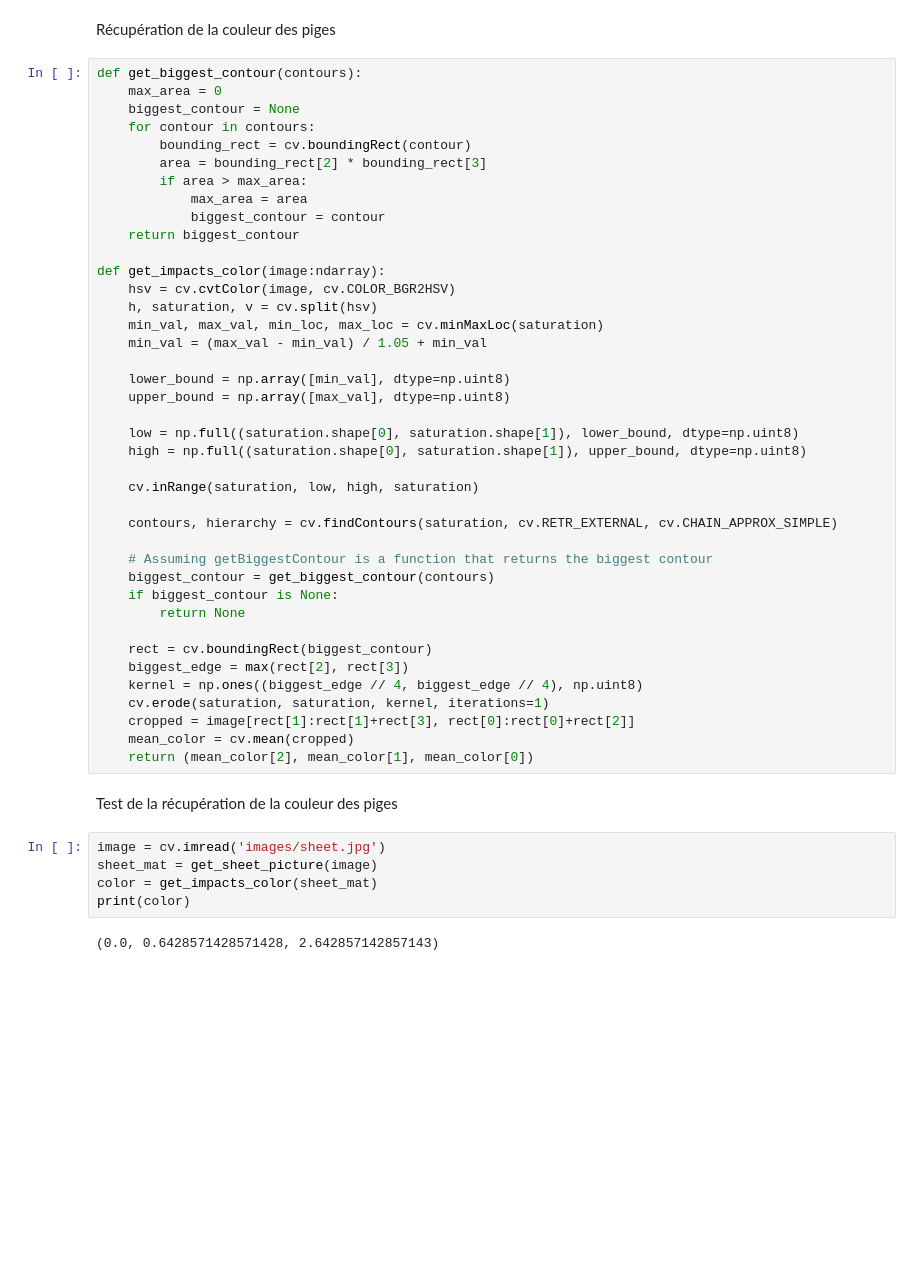
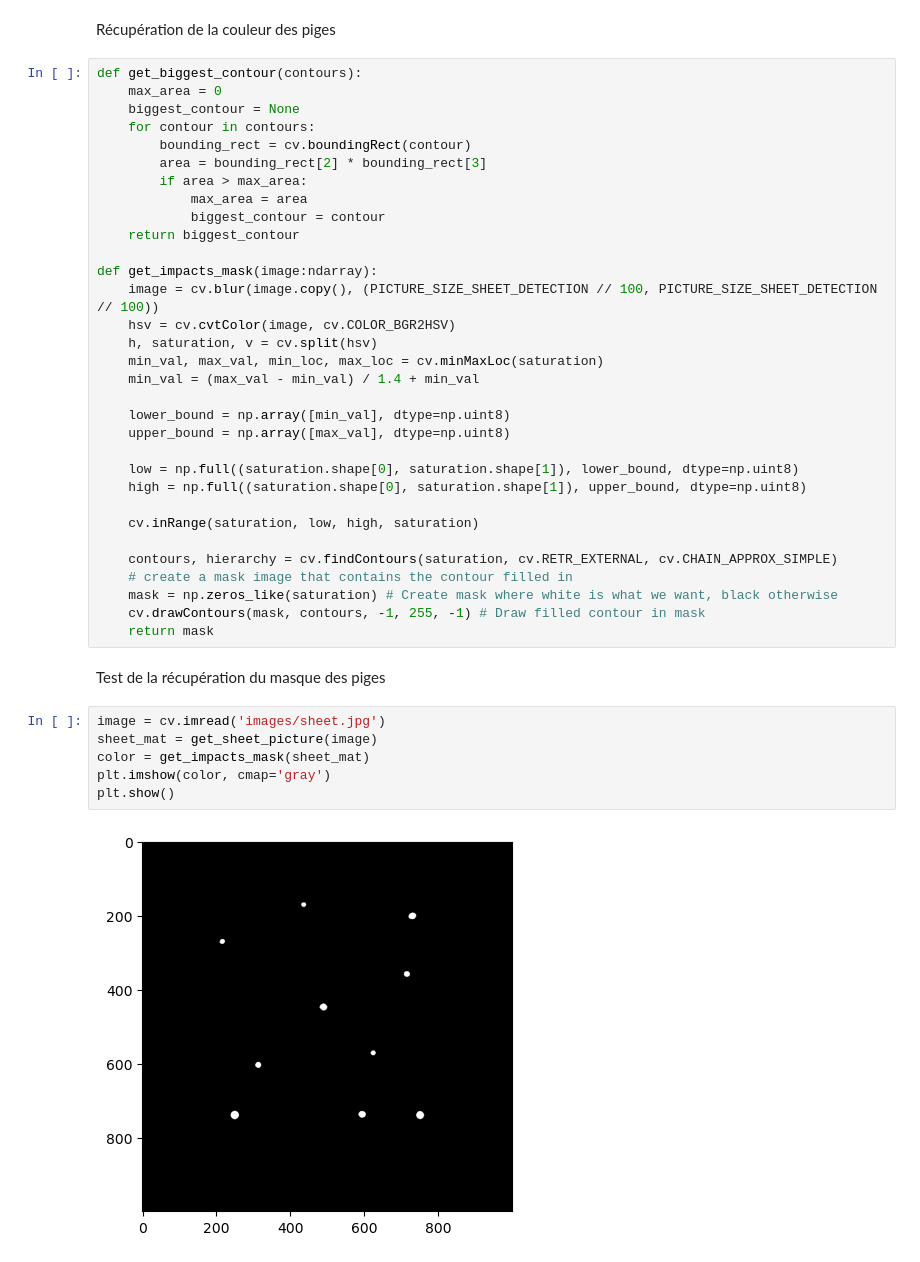
Before and after one commit to subvision-soft/documentation, a Jupyter notebook: algorithm-demo.ipynb, the cells around one changed output. Cells and saved outputs as stored; diff of their text form; blank space fills up the shorter version.

Commit message:
Ajout de l'algorithme de détection des impacts

```diff
--- a/algorithm-demo.ipynb
+++ b/algorithm-demo.ipynb
@@ -212,11 +211,12 @@ def get_biggest_contour(contours):
             biggest_contour = contour
     return biggest_contour
 
-def get_impacts_color(image:ndarray):
+def get_impacts_mask(image:ndarray):
+    image = cv.blur(image.copy(), (PICTURE_SIZE_SHEET_DETECTION // 100, PICTURE_SIZE_SHEET_DETECTION // 100))
     hsv = cv.cvtColor(image, cv.COLOR_BGR2HSV)
     h, saturation, v = cv.split(hsv)
     min_val, max_val, min_loc, max_loc = cv.minMaxLoc(saturation)
-    min_val = (max_val - min_val) / 1.05 + min_val
+    min_val = (max_val - min_val) / 1.4 + min_val
 
     lower_bound = np.array([min_val], dtype=np.uint8)
     upper_bound = np.array([max_val], dtype=np.uint8)
@@ -227,25 +227,17 @@ def get_impacts_color(image:ndarray):
     cv.inRange(saturation, low, high, saturation)
 
     contours, hierarchy = cv.findContours(saturation, cv.RETR_EXTERNAL, cv.CHAIN_APPROX_SIMPLE)
-
-    # Assuming getBiggestContour is a function that returns the biggest contour
-    biggest_contour = get_biggest_contour(contours)
-    if biggest_contour is None:
-        return None
-
-    rect = cv.boundingRect(biggest_contour)
-    biggest_edge = max(rect[2], rect[3])
-    kernel = np.ones((biggest_edge // 4, biggest_edge // 4), np.uint8)
-    cv.erode(saturation, saturation, kernel, iterations=1)
-    cropped = image[rect[1]:rect[1]+rect[3], rect[0]:rect[0]+rect[2]]
-    mean_color = cv.mean(cropped)
-    return (mean_color[2], mean_color[1], mean_color[0])
+    # create a mask image that contains the contour filled in
+    mask = np.zeros_like(saturation) # Create mask where white is what we want, black otherwise
+    cv.drawContours(mask, contours, -1, 255, -1) # Draw filled contour in mask
+    return mask
 # %% [markdown]
-Test de la récupération de la couleur des piges
+Test de la récupération du masque des piges
 # %%
 image = cv.imread('images/sheet.jpg')
 sheet_mat = get_sheet_picture(image)
-color = get_impacts_color(sheet_mat)
-print(color)
+color = get_impacts_mask(sheet_mat)
+plt.imshow(color, cmap='gray')
+plt.show()
 # %% [output]
-(0.0, 0.6428571428571428, 2.642857142857143)
+[figure, added]
```
Also changed, not shown: parts of 13 cells of this notebook.
